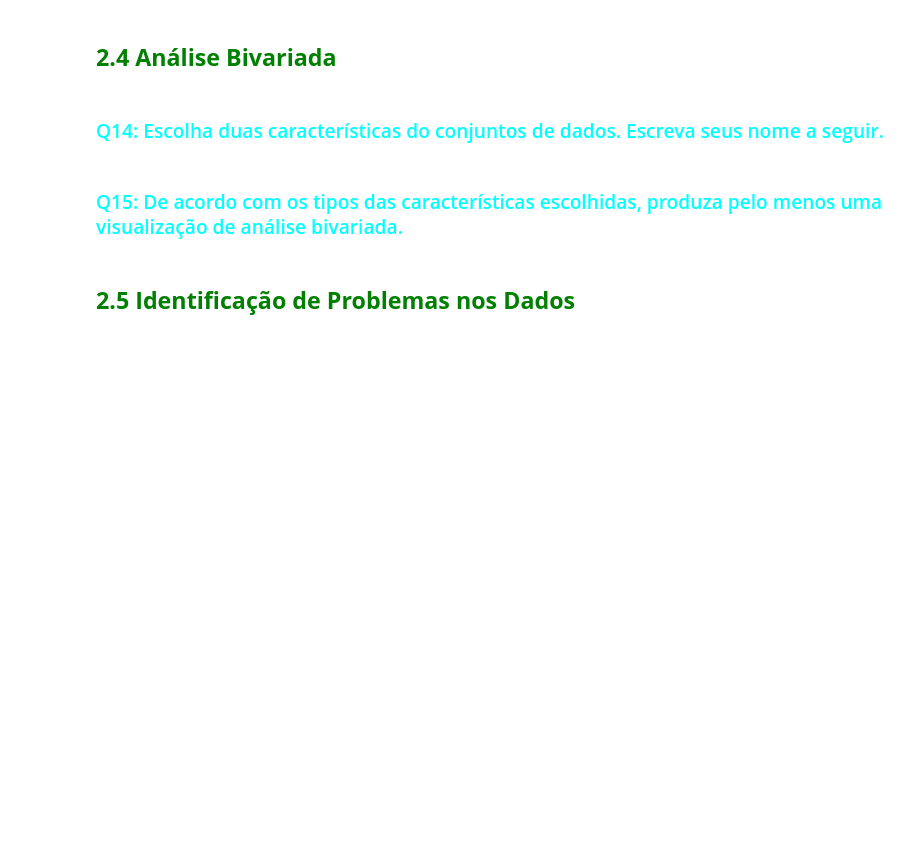
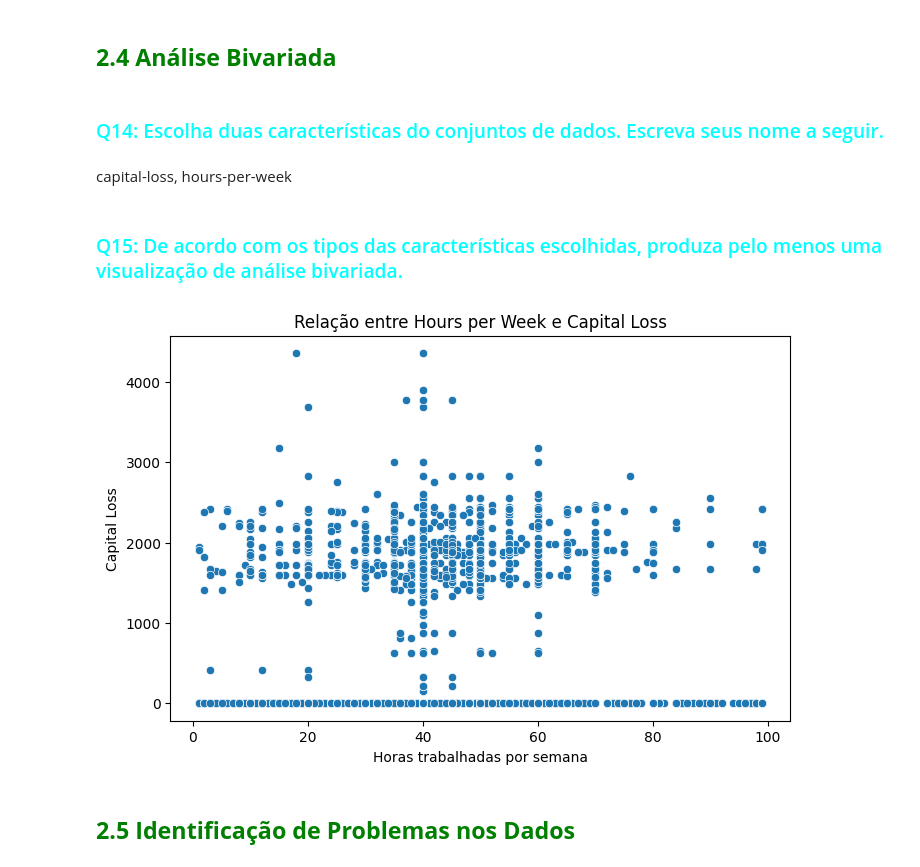
Before and after one commit to jovsxf/Entregas-Inatel, a Jupyter notebook: C318_2026_1_Atividade_02_320.ipynb, the cells around one changed output. Drawn from its saved outputs; the diff is of its cells as text; code cells hidden in the pictures; blank space fills up the shorter version.

```diff
--- a/C318_2026_1_Atividade_02_320.ipynb
+++ b/C318_2026_1_Atividade_02_320.ipynb
@@ -286,6 +292,27 @@ NameError: name 'plt' is not defined
 ### <font color='cyan'> Q14: Escolha duas características do conjuntos de dados. Escreva seus nome a seguir.</font>
+# %% [markdown]
+capital-loss, hours-per-week
 # %% [markdown]
 ### <font color='cyan'> Q15: De acordo com os tipos das características escolhidas, produza pelo menos uma visualização de análise bivariada.</font>
+# %%
+import seaborn as sns
+import matplotlib.pyplot as plt
+
+plt.figure(figsize=(8,5))
+
+sns.scatterplot(
+    data=df,
+    x="hours-per-week",
+    y="capital-loss"
+)
+
+plt.title("Relação entre Hours per Week e Capital Loss")
+plt.xlabel("Horas trabalhadas por semana")
+plt.ylabel("Capital Loss")
+
+plt.show()
+# %% [output]
+[figure, added]
 # %% [markdown]
 ## <font color='green'>**2.5 Identificação de Problemas nos Dados**</font>
 # %% [markdown]
```
Also changed, not shown: parts of 6 cells of this notebook.
